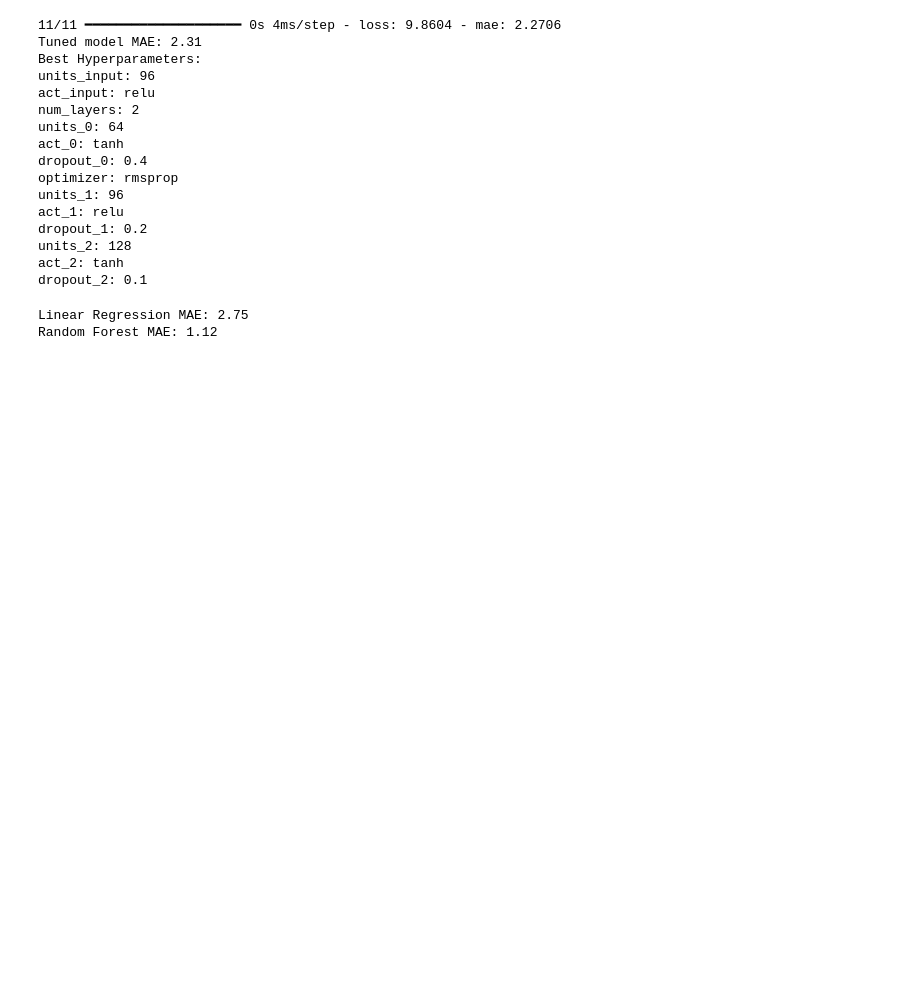
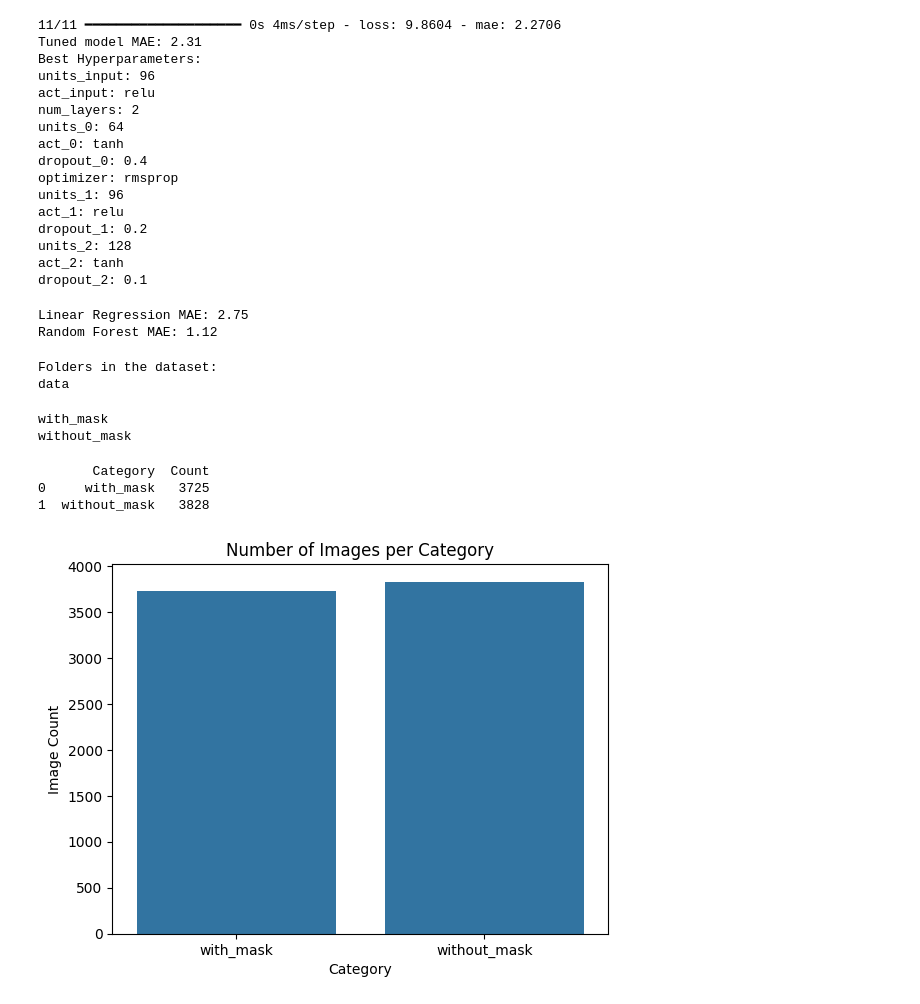
Before and after one commit to Piramu-Mahalingam/DS-Course-Assignment-1, a Jupyter notebook: Piramu M Assignment ANN.ipynb, the cells around one changed output. Saved outputs shown, nothing was run; the diff lists cells and outputs as text; code cells hidden in the pictures; blank space fills up the shorter version.

```diff
--- a/Piramu M Assignment ANN.ipynb
+++ b/Piramu M Assignment ANN.ipynb
@@ -517,0 +523,46 @@ Random Forest MAE: 1.12
+# %%
+import os
+import os
+
+base_path = "/content/face_mask_data"
+print("Folders in the dataset:")
+for folder in os.listdir(base_path):
+    print(folder)
+# %% [output]
+Folders in the dataset:
+data
+# %%
+dataset_path = os.path.join(base_path, "data")
+for folder in os.listdir(dataset_path):
+    print(folder)
+# %% [output]
+with_mask
+without_mask
+# %%
+import pandas as pd
+
+categories = ['with_mask', 'without_mask']
+image_counts = []
+
+for category in categories:
+    folder = os.path.join(dataset_path, category)
+    count = len(os.listdir(folder))
+    image_counts.append({'Category': category, 'Count': count})
+
+df = pd.DataFrame(image_counts)
+print(df)
+# %% [output]
+       Category  Count
+0     with_mask   3725
+1  without_mask   3828
+# %%
+import seaborn as sns
+import matplotlib.pyplot as plt
+
+sns.barplot(x='Category', y='Count', data=df)
+plt.title("Number of Images per Category")
+plt.xlabel("Category")
+plt.ylabel("Image Count")
+plt.show()
+# %% [output]
+[figure, added]
```
Also changed, not shown: parts of 10 cells of this notebook.
